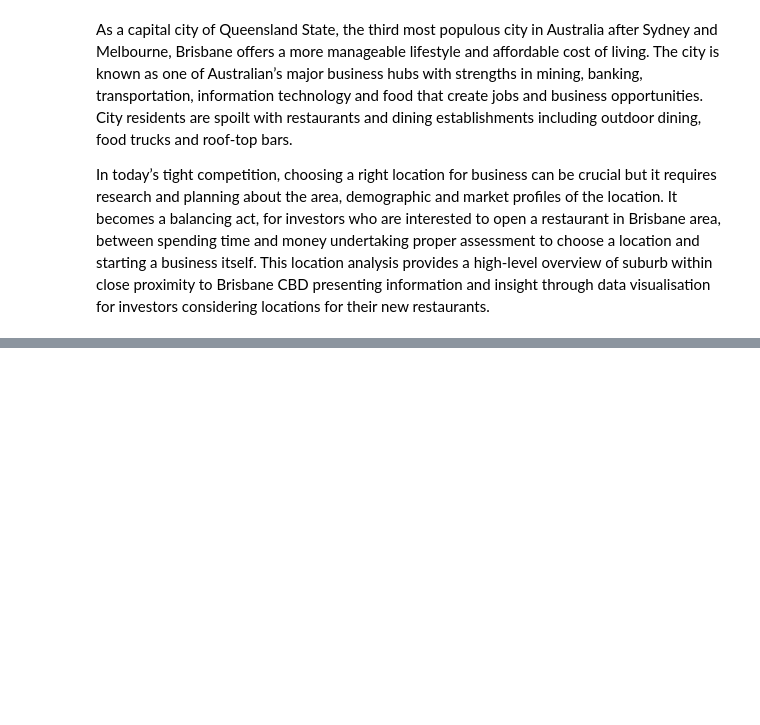
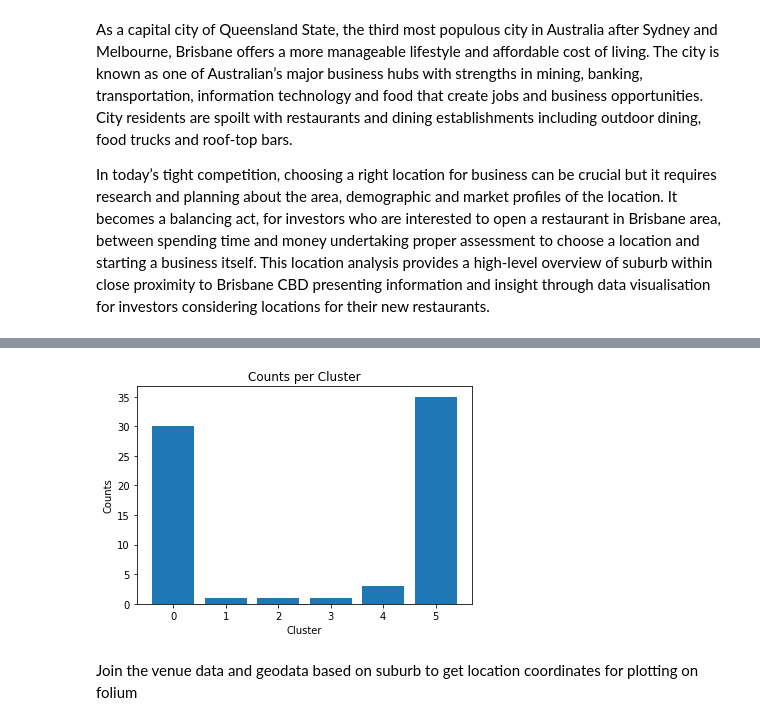
Before and after one commit to pshin5/Location-Analytics, a Jupyter notebook: Location Analytics.ipynb, the cells around one changed output, grey strips where cells are left out. Drawn from its saved outputs; the diff is of its cells as text; code cells hidden in the pictures; blank space fills up the shorter version.

```diff
--- a/Location Analytics.ipynb
+++ b/Location Analytics.ipynb
@@ -16,0 +377,4 @@ Data used for this analysis includes:
+# %%
+bnegroup_cluster = bne_grouped
+bnegroup_cluster = bnegroup_cluster.drop('Suburb', 1)
+bnegroup_cluster.head(2)
@@ -16,0 +388,7 @@ Data used for this analysis includes:
+# %%
+kclusters = 6
+# Run k-means clustering
+kmeans = KMeans(n_clusters=kclusters, random_state=0).fit(bnegroup_cluster)
+
+# Check cluster labels generated for each row in the dataframe
+kmeans.labels_[0:10]
@@ -16,0 +399,3 @@ Data used for this analysis includes:
+# %%
+venues_sorted.insert(0, 'Cluster', kmeans.labels_)
+venues_sorted.head()
@@ -16,0 +409,4 @@ Data used for this analysis includes:
+# %%
+#create a new dataframe for bar chart by grouping number of venues recorded within each suburb
+venues_bar = venues_sorted.groupby("Cluster").count().iloc[:,0:1].reset_index().rename(columns = {"Suburb" : "Counts"}).sort_values(by = 'Counts', ascending = False).reset_index().drop("index", axis = 1)
+venues_bar
@@ -16,0 +421,15 @@ Data used for this analysis includes:
+# %%
+height = venues_bar['Counts'].values
+bars = venues_bar['Cluster'].values
+y_pos = np.arange(len(venues_bar))
+
+plt.bar(bars,height)
+plt.xlabel('Cluster')
+plt.ylabel('Counts')
+plt.title('Counts per Cluster')
+
+plt.show()
+# %% [output]
+[figure, added]
+# %% [markdown]
+Join the venue data and geodata based on suburb to get location coordinates for plotting on folium
```
Also changed, not shown: parts of 85 cells of this notebook.
